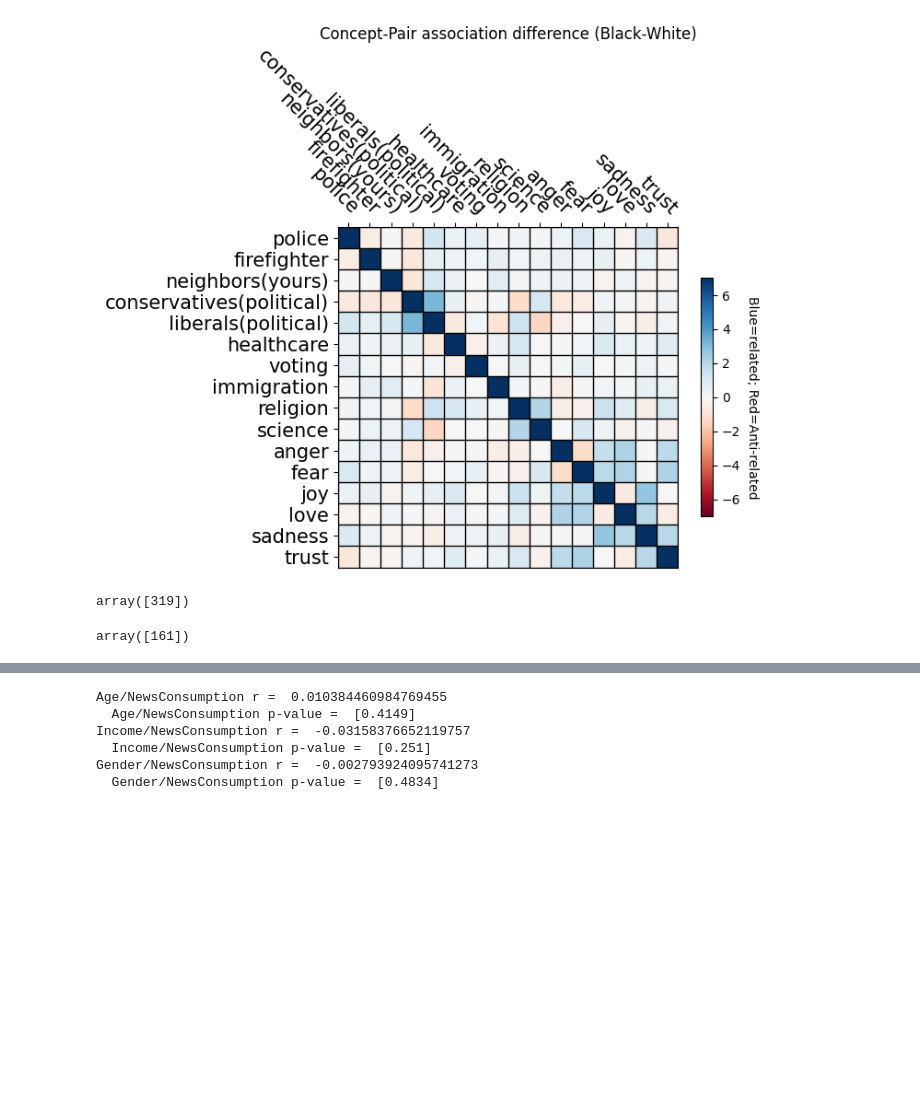
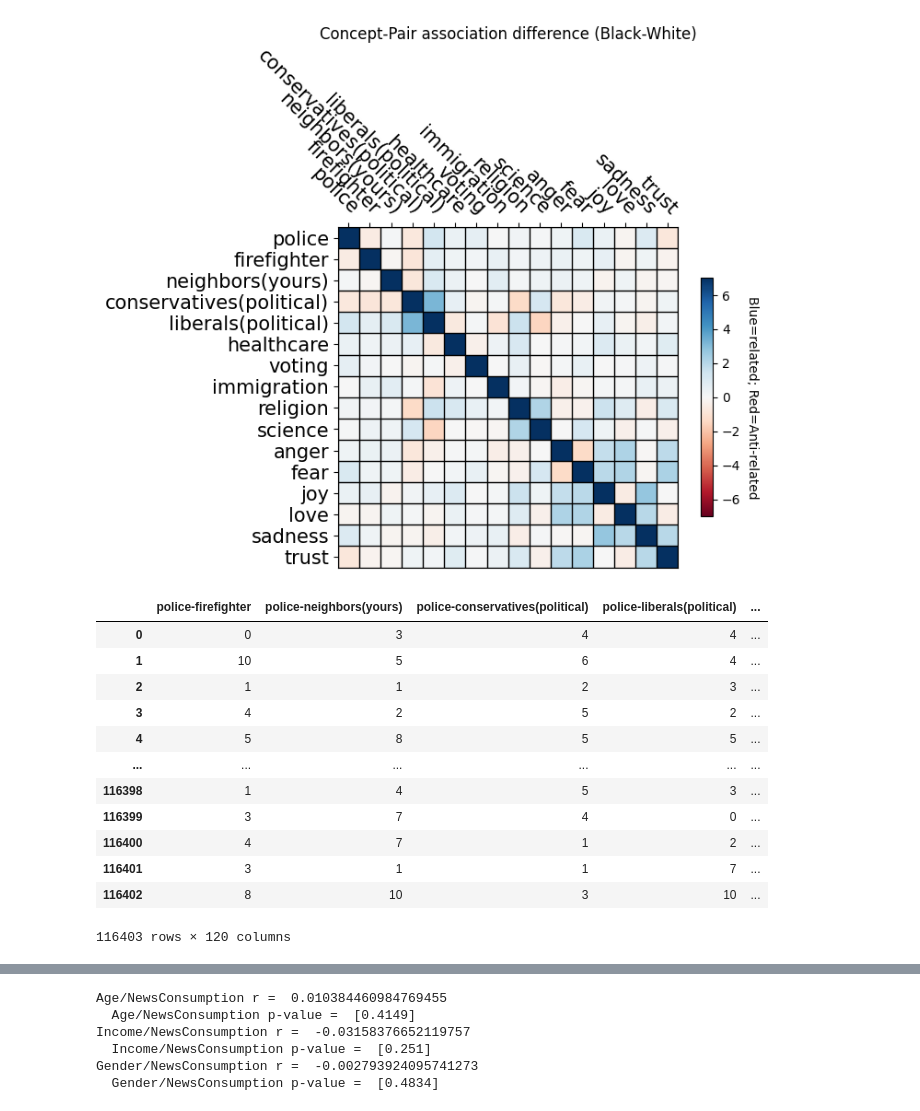
Before and after one commit to ExCaLBBR/ExCaLBBR.github.io, a Jupyter notebook: GeometryBasedDecisions/code/GeoBasedDecisions_AnalysisPipeline.ipynb, the cells around one changed output, grey strips where cells are left out. Saved outputs shown, nothing was run; the diff lists cells and outputs as text; code cells hidden in the pictures; blank space fills up the shorter version.

```diff
--- a/GeometryBasedDecisions/code/GeoBasedDecisions_AnalysisPipeline.ipynb
+++ b/GeometryBasedDecisions/code/GeoBasedDecisions_AnalysisPipeline.ipynb
@@ -988,8 +1015,0 @@ rightNewsIdx = NewsBias > 0
-# %%
-sum(leftNewsIdx)
-# %% [output]
-array([319])
-# %%
-sum(rightNewsIdx)
-# %% [output]
-array([161])
@@ -995,0 +1085,22 @@ array([161])
+# %%
+# @title Restructure rating and decision/belief data as participant-pairs
+
+#Generate participant combinations
+n = len(socioDemographicData['ParticipantID'])
+
+##Generate all possible combinations of participants
+  ##Might not need OG organization: leave commented to save processing time
+#partCombinations = [list(c) for c in combinations(socioDemographicData['ParticipantID'], 2)]
+#combPairDiff = [abs(PRaM_rating.iloc[a] - PRaM_rating.iloc[b]) for [a, b] in partCombinationsIdx]
+partCombinationsIdx = [list(c) for c in combinations(range(n), 2)]
+
+#Shuffe combinations
+shuffle_partCombinationsIdx = random.sample(partCombinationsIdx,len(partCombinationsIdx))
+
+shuffled_partCombinations = [[socioDemographicData['ParticipantID'].iloc[a], socioDemographicData['ParticipantID'].iloc[b]] for [a, b] in shuffle_partCombinationsIdx]
+shuffled_combPairDiff = [abs(PRaM_rating.iloc[a] - PRaM_rating.iloc[b]) for [a, b] in shuffle_partCombinationsIdx]
+shuffled_combBDalign = [conceptBeliefDecision.iloc[a] == conceptBeliefDecision.iloc[b] for [a, b] in shuffle_partCombinationsIdx]
+
+shuffled_partCombinations = pd.DataFrame(shuffled_partCombinations)
+shuffled_combPairDiff = pd.DataFrame(shuffled_combPairDiff)
+shuffled_combBDalign = pd.DataFrame(shuffled_combBDalign).astype(int)
@@ -995,0 +1114,16 @@ array([161])
+# %%
+shuffled_combPairDiff
+# %% [output]
+|  | police-firefighter | police-neighbors(yours) | police-conservatives(political) | police-liberals(political) | ... |
+| 0 | 0 | 3 | 4 | 4 | ... |
+| 1 | 10 | 5 | 6 | 4 | ... |
+| 2 | 1 | 1 | 2 | 3 | ... |
+| 3 | 4 | 2 | 5 | 2 | ... |
+| 4 | 5 | 8 | 5 | 5 | ... |
+| ... | ... | ... | ... | ... | ... |
+| 116398 | 1 | 4 | 5 | 3 | ... |
+| 116399 | 3 | 7 | 4 | 0 | ... |
+| 116400 | 4 | 7 | 1 | 2 | ... |
+| 116401 | 3 | 1 | 1 | 7 | ... |
+| 116402 | 8 | 10 | 3 | 10 | ... |
+116403 rows × 120 columns
```
Also changed, not shown: parts of 24 cells of this notebook.
